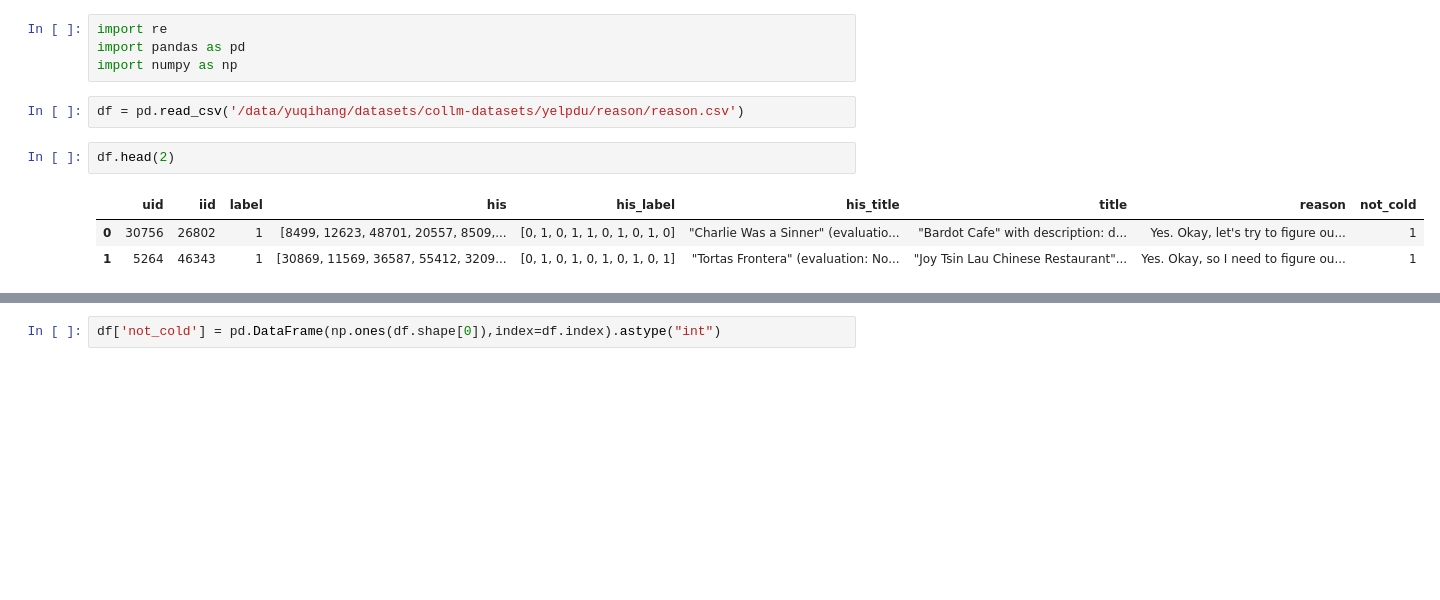
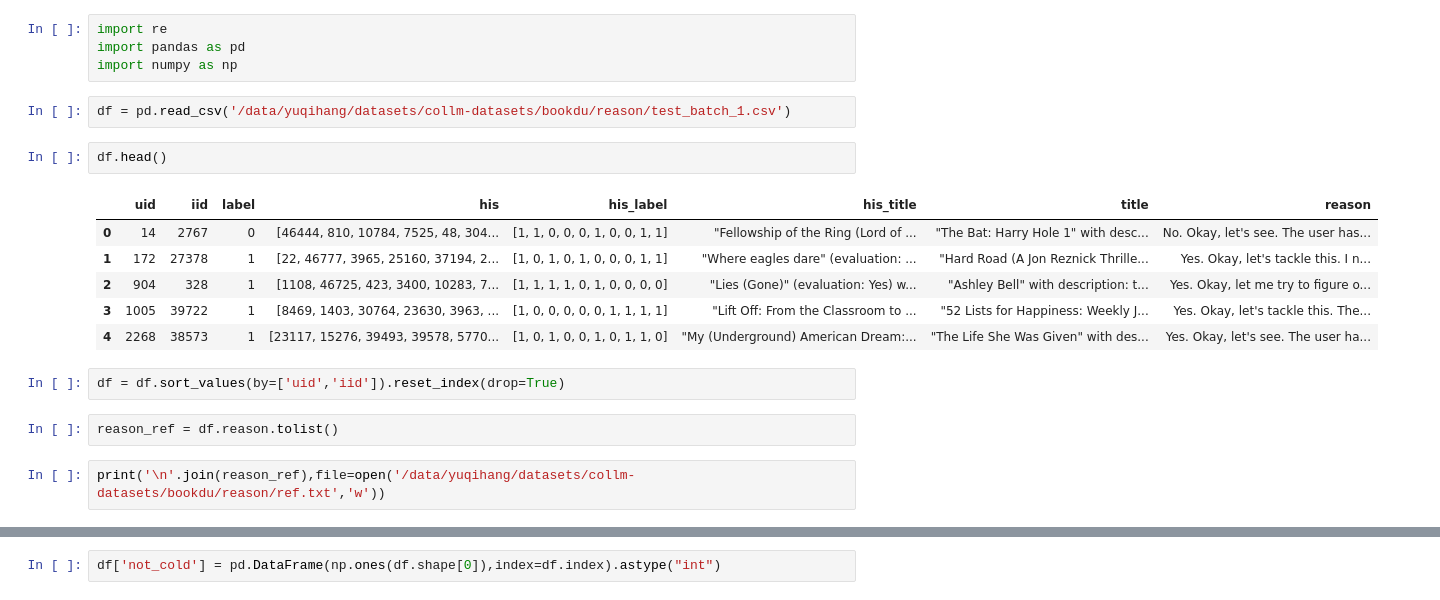
Before and after one commit to Yu-Qi-hang/ThinkRec, a Jupyter notebook: dataset/tools/getreflection.ipynb, the cells around one changed output, grey strips where cells are left out. Drawn from its saved outputs; the diff is of its cells as text; blank space fills up the shorter version.

```diff
--- a/dataset/tools/getreflection.ipynb
+++ b/dataset/tools/getreflection.ipynb
@@ -427,10 +441,19 @@ import re
 import pandas as pd
 import numpy as np
 # %%
-df = pd.read_csv('/data/yuqihang/datasets/collm-datasets/yelpdu/reason/reason.csv')
+df = pd.read_csv('/data/yuqihang/datasets/collm-datasets/bookdu/reason/test_batch_1.csv')
 # %%
-df.head(2)
+df.head()
 # %% [output]
-|  | uid | iid | label | his | his_label | his_title | title | reason | not_cold |
-| 0 | 30756 | 26802 | 1 | [8499, 12623, 48701, 20557, 8509,... | [0, 1, 0, 1, 1, 0, 1, 0, 1, 0] | "Charlie Was a Sinner" (evaluatio... | "Bardot Cafe" with description: d... | Yes. Okay, let's try to figure ou... | 1 |
-| 1 | 5264 | 46343 | 1 | [30869, 11569, 36587, 55412, 3209... | [0, 1, 0, 1, 0, 1, 0, 1, 0, 1] | "Tortas Frontera" (evaluation: No... | "Joy Tsin Lau Chinese Restaurant"... | Yes. Okay, so I need to figure ou... | 1 |
+|  | uid | iid | label | his | his_label | his_title | title | reason |
+| 0 | 14 | 2767 | 0 | [46444, 810, 10784, 7525, 48, 304... | [1, 1, 0, 0, 0, 1, 0, 0, 1, 1] | "Fellowship of the Ring (Lord of ... | "The Bat: Harry Hole 1" with desc... | No. Okay, let's see. The user has... |
+| 1 | 172 | 27378 | 1 | [22, 46777, 3965, 25160, 37194, 2... | [1, 0, 1, 0, 1, 0, 0, 0, 1, 1] | "Where eagles dare" (evaluation: ... | "Hard Road (A Jon Reznick Thrille... | Yes. Okay, let's tackle this. I n... |
+| 2 | 904 | 328 | 1 | [1108, 46725, 423, 3400, 10283, 7... | [1, 1, 1, 1, 0, 1, 0, 0, 0, 0] | "Lies (Gone)" (evaluation: Yes) w... | "Ashley Bell" with description: t... | Yes. Okay, let me try to figure o... |
+| 3 | 1005 | 39722 | 1 | [8469, 1403, 30764, 23630, 3963, ... | [1, 0, 0, 0, 0, 0, 1, 1, 1, 1] | "Lift Off: From the Classroom to ... | "52 Lists for Happiness: Weekly J... | Yes. Okay, let's tackle this. The... |
+| 4 | 2268 | 38573 | 1 | [23117, 15276, 39493, 39578, 5770... | [1, 0, 1, 0, 0, 1, 0, 1, 1, 0] | "My (Underground) American Dream:... | "The Life She Was Given" with des... | Yes. Okay, let's see. The user ha... |
+# %%
+df = df.sort_values(by=['uid','iid']).reset_index(drop=True)
+# %%
+reason_ref = df.reason.tolist()
+# %%
+print('\n'.join(reason_ref),file=open('/data/yuqihang/datasets/collm-datasets/bookdu/reason/ref.txt','w'))
```
Also changed, not shown: parts of 55 cells of this notebook, 20 other files.
